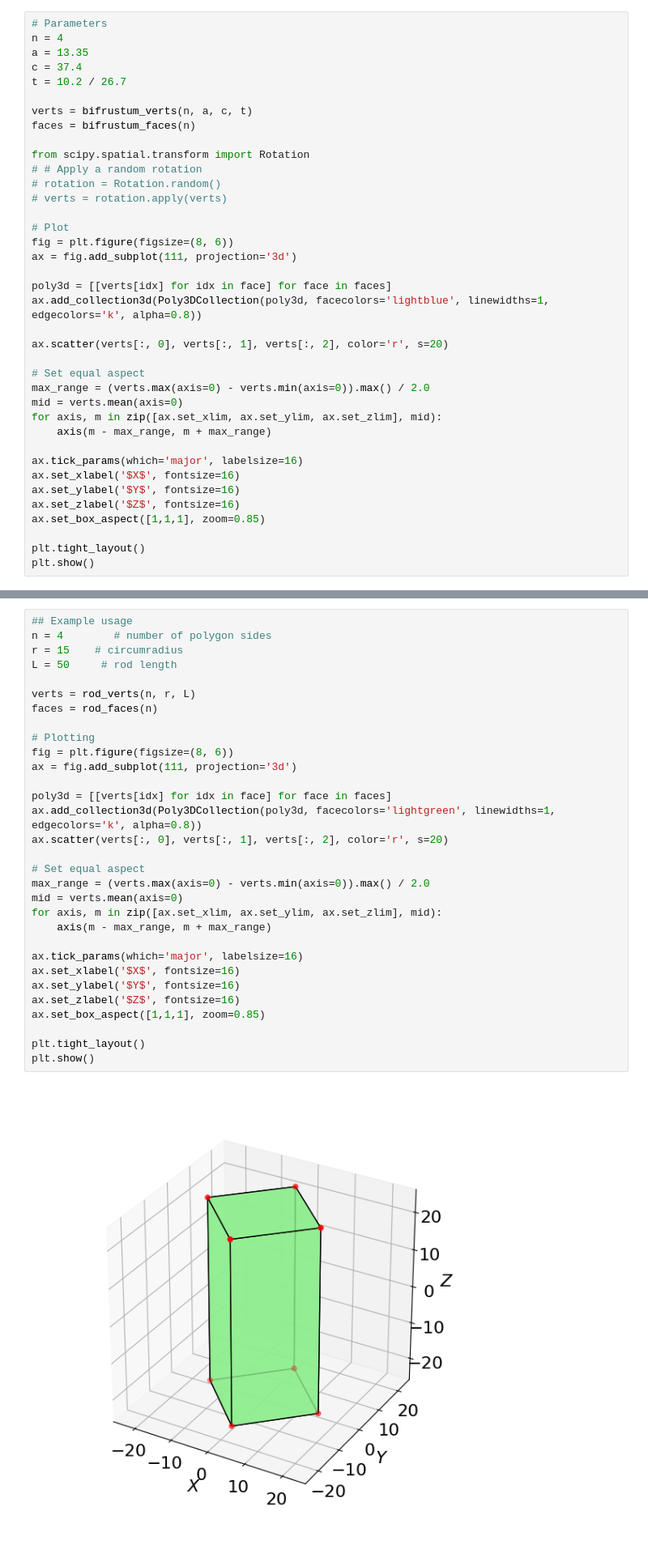
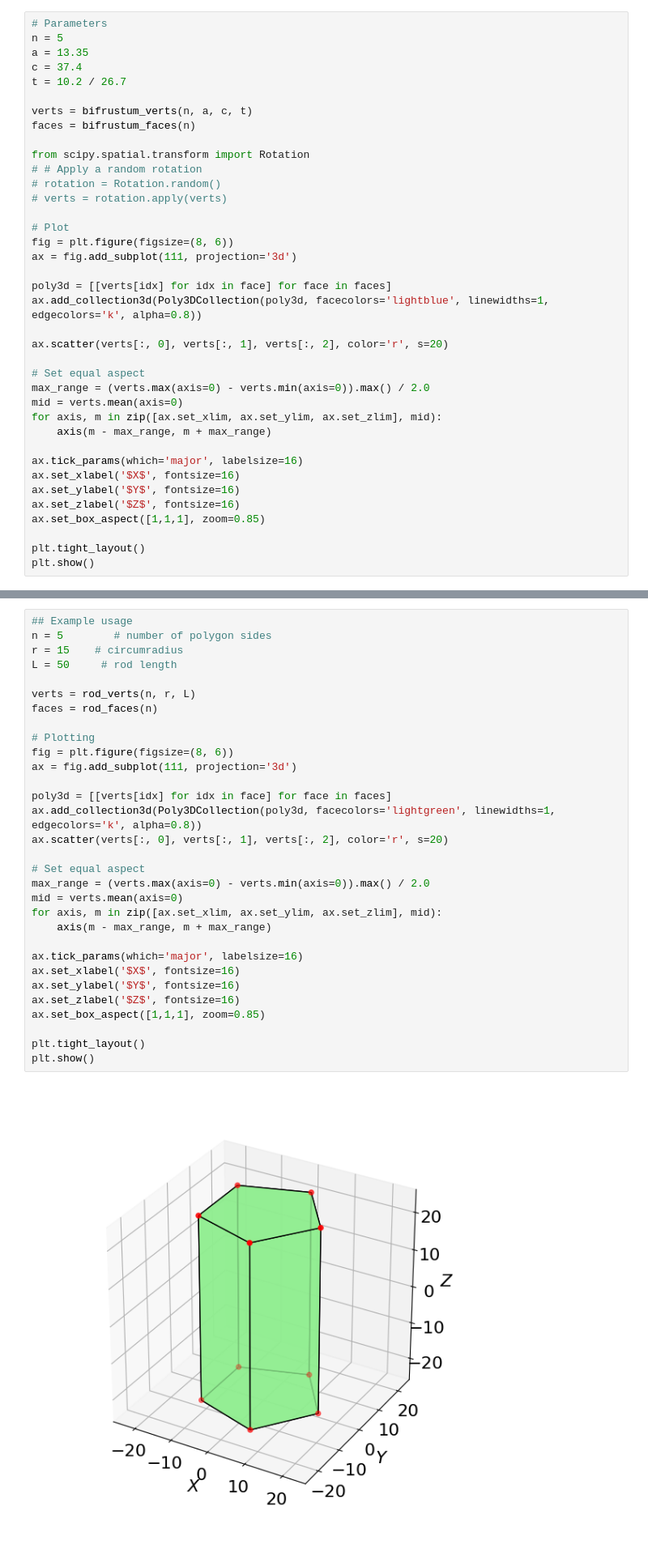
Before and after one commit to ch-tung/simplex_scattering, a Jupyter notebook: test_bipyramid.ipynb, the cells around one changed output, grey strips where cells are left out. Shown at 81% size. Cells and saved outputs as stored; diff of their text form.

```diff
--- a/test_bipyramid.ipynb
+++ b/test_bipyramid.ipynb
@@ -244,7 +244,7 @@ def fix_tetrahedron_orientations(verts, tetrahedra):
 ## Bipyramid
 # %%
 # Parameters
-n = 4
+n = 5
 a = 13.35
 c = 37.4
 t = 10.2 / 26.7
@@ -405,37 +405,37 @@ plt.show()
 ## Rod
 # %%
 ## Example usage
-n = 4        # number of polygon sides
+n = 5        # number of polygon sides
 r = 15    # circumradius
 L = 50     # rod length
 
 verts = rod_verts(n, r, L)
 faces = rod_faces(n)
 
 # Plotting
 fig = plt.figure(figsize=(8, 6))
 ax = fig.add_subplot(111, projection='3d')
 
 poly3d = [[verts[idx] for idx in face] for face in faces]
 ax.add_collection3d(Poly3DCollection(poly3d, facecolors='lightgreen', linewidths=1, edgecolors='k', alpha=0.8))
 ax.scatter(verts[:, 0], verts[:, 1], verts[:, 2], color='r', s=20)
 
 # Set equal aspect
 max_range = (verts.max(axis=0) - verts.min(axis=0)).max() / 2.0
 mid = verts.mean(axis=0)
 for axis, m in zip([ax.set_xlim, ax.set_ylim, ax.set_zlim], mid):
     axis(m - max_range, m + max_range)
 
 ax.tick_params(which='major', labelsize=16)
 ax.set_xlabel('$X$', fontsize=16)
 ax.set_ylabel('$Y$', fontsize=16)
 ax.set_zlabel('$Z$', fontsize=16)
 ax.set_box_aspect([1,1,1], zoom=0.85)
 
 plt.tight_layout()
 plt.show()
 # %% [output]
-[figure, old version]
+[figure, new version]
 # %%
 # Dissect the bifrustum into tetrahedra
 delaunay = Delaunay(verts)
```
Also changed, not shown: parts of 7 cells of this notebook.
